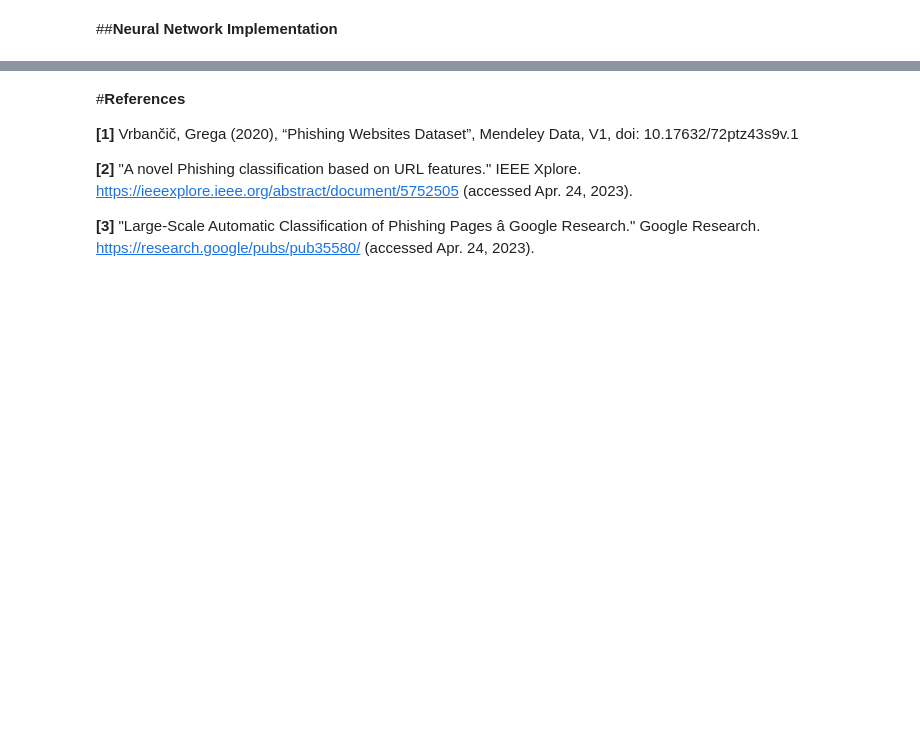
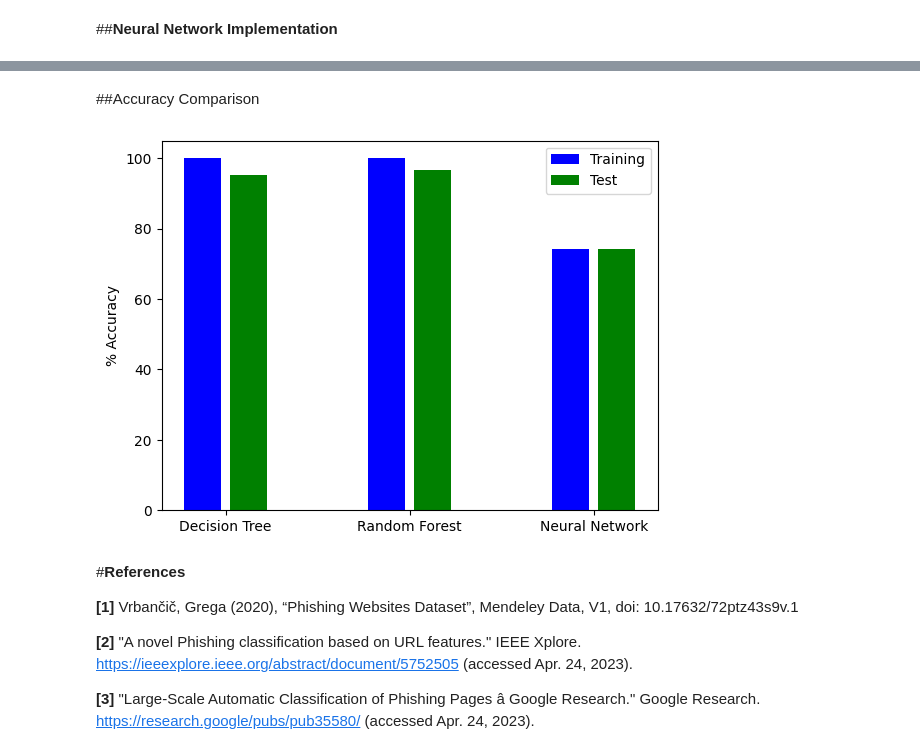
Before and after one commit to LucasCatchlove/AI-URL-Classifier, a Jupyter notebook: notebook.ipynb, the cells around one changed output, grey strips where cells are left out. Saved outputs shown, nothing was run; the diff lists cells and outputs as text; code cells hidden in the pictures; blank space fills up the shorter version.

Commit message:
added accuracy plot and various formatting

```diff
--- a/notebook.ipynb
+++ b/notebook.ipynb
@@ -126,6 +126,9 @@ print('{:.2%} training accuracy'.format(training_accuracy))
 print('{:.2%} training error'.format(1-training_accuracy))
 print('{:.2%} test accuracy'.format(test_accuracy))
 print('{:.2%} test error'.format(1-test_accuracy))
+
+#for plotting purposes
+tree_acc = [training_accuracy*100, test_accuracy*100]
 # %% [output]
 100.00% training accuracy
 0.00% training error
@@ -182,6 +203,9 @@ print('{:.2%} training accuracy'.format(training_accuracy))
 print('{:.2%} training error'.format(1-training_accuracy))
 print('{:.2%} test accuracy'.format(test_accuracy))
 print('{:.2%} test error'.format(1-test_accuracy))
+
+#for plotting purposes
+forest_acc = [training_accuracy*100, test_accuracy*100]
 # %% [output]
 100.00% training accuracy
 0.00% training error
@@ -285,3 +380,30 @@ for epoch in range(num_epochs):
+# %% [markdown]
+##Accuracy Comparison
+# %%
+
+# set the positions and width for the bars
+positions = [1, 1.5, 3, 3.5, 5, 5.5]
+width = 0.4
+
+#bar plots for each group
+plt.bar(positions[0], tree_acc[0], width=width, color='blue', label='Train')
+plt.bar(positions[1], tree_acc[1], width=width, color='green', label='Test')
+
+plt.bar(positions[2], forest_acc[0], width=width, color='blue')
+plt.bar(positions[3], forest_acc[1], width=width, color='green')
+
+plt.bar(positions[4], nn_acc[0], width=width, color='blue')
+plt.bar(positions[5], nn_acc[1], width=width, color='green')
+
+#figure info
+plt.xticks([1.25, 3.25, 5.25], ['Decision Tree', 'Random Forest', 'Neural Network'])
+plt.ylabel('% Accuracy')
+plt.legend(['Training', 'Test'])
+
+#display plot
+plt.show()
+# %% [output]
+[figure, added]
 # %% [markdown]
 #**References**
 
```
Also changed, not shown: parts of 12 cells of this notebook.
